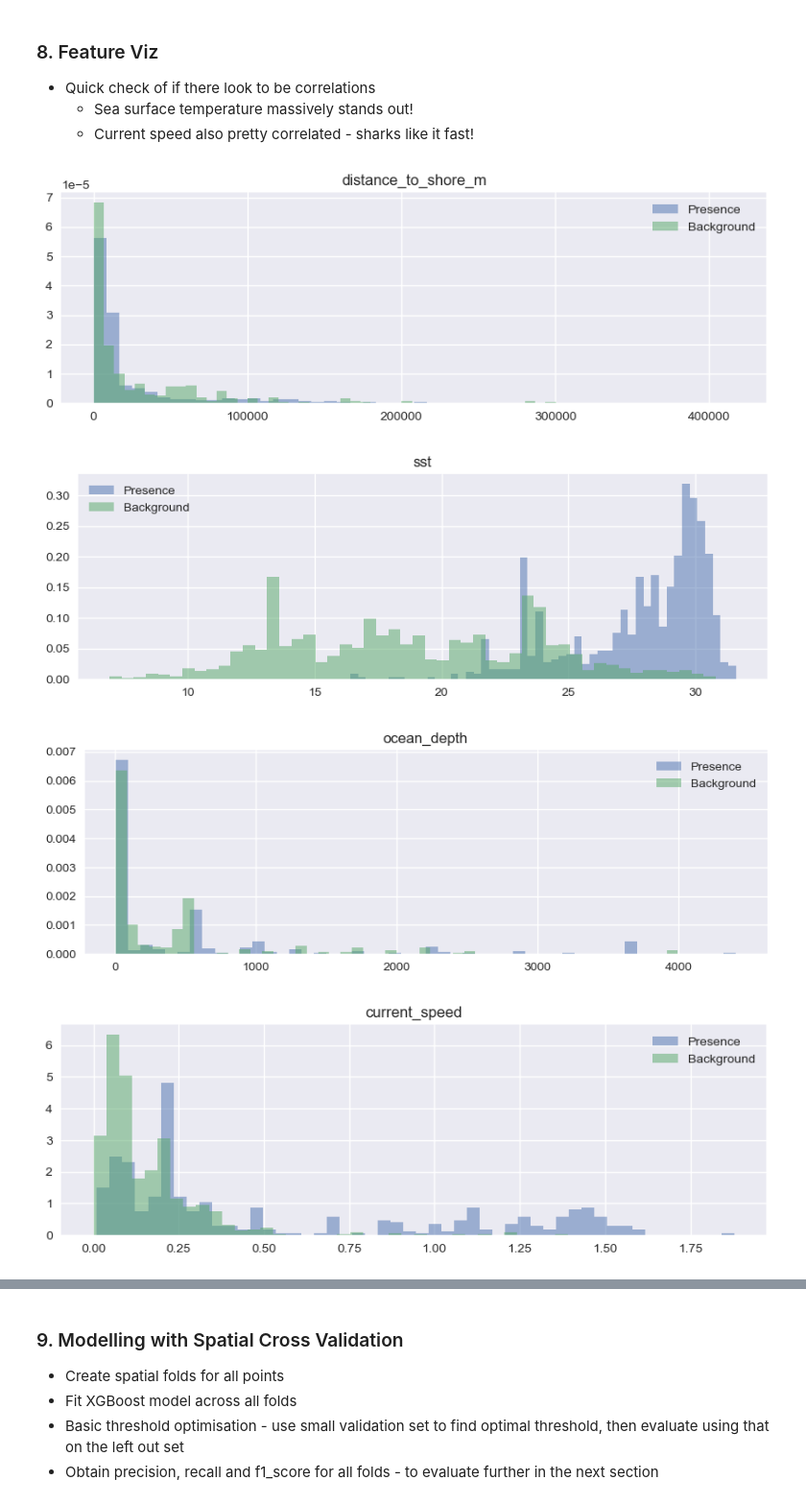
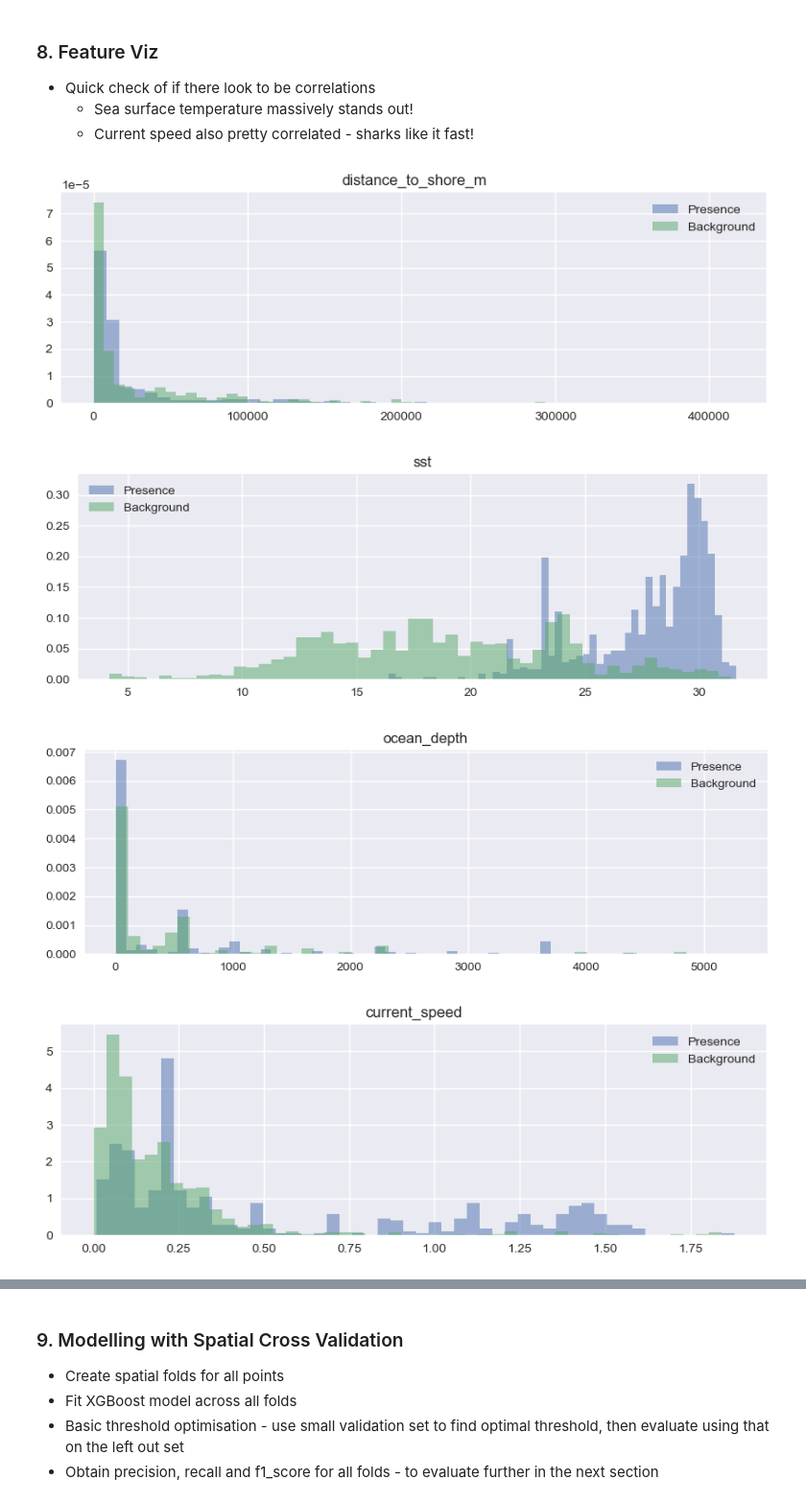
Before and after one commit to MaxAntson/sharks-from-space, a Jupyter notebook: model/notebooks/scalloped_hammerhead_model_pipeline.ipynb, the cells around one changed output, grey strips where cells are left out. Shown at 96% size. Drawn from its saved outputs; the diff is of its cells as text; code cells hidden in the pictures.

Commit message:
more variables, brought in all data possible

```diff
--- a/model/notebooks/scalloped_hammerhead_model_pipeline.ipynb
+++ b/model/notebooks/scalloped_hammerhead_model_pipeline.ipynb
@@ -624,0 +645,26 @@ len(presence_gdf_filtered), len(background_gdf_filtered)
+# %%
+presence_gdf_filtered = gpd.read_file("../data/processed/presence_data_final.geojson")
+background_gdf_filtered = gpd.read_file("../data/processed/background_data_final.geojson")
+# %%
+# Remove points that are mainly NaN - too unhelpful at this stage. Need higher resolution to get their info.
+presence_gdf_filtered = presence_gdf_filtered[
+    presence_gdf_filtered[[
+        "distance_to_shore_m",
+        "sst",
+        "ocean_depth",
+        "current_speed",
+        "stokes_drift_speed",
+        "stokes_drift_dir",
+    ]].notna().sum(axis=1) >= 3
+].reset_index(drop=True)
+background_gdf_filtered = background_gdf_filtered[
+    background_gdf_filtered[[
+        "distance_to_shore_m",
+        "sst",
+        "ocean_depth",
+        "current_speed",
+        "stokes_drift_speed",
+        "stokes_drift_dir",
+    ]].notna().sum(axis=1) >= 3
+].reset_index(drop=True)
+len(presence_gdf_filtered), len(background_gdf_filtered)
@@ -630,21 +678,23 @@ len(presence_gdf_filtered), len(background_gdf_filtered)
 # %%
 # Check out histograms of variables
 PREDICTOR_COLS = [
     "distance_to_shore_m",
     "sst",
     "ocean_depth",
-    "current_speed"
+    "current_speed",
+    "stokes_drift_speed",
+    "stokes_drift_dir",
 ]
 
 for predictor in PREDICTOR_COLS:
     plt.figure(figsize=(10, 3))
     plt.hist(presence_gdf_filtered[predictor], bins=50, alpha=0.5, label="Presence", density=True)
     plt.hist(background_gdf_filtered[predictor], bins=50, alpha=0.5, label="Background", density=True)
     plt.title(predictor)
     plt.legend()
     plt.show()
 # %% [output]
-[figure, old version]
+[figure, new version]
-[figure, old version]
+[figure, new version]
-[figure, old version]
+[figure, new version]
-[figure, old version]
+[figure, new version]
```
Also changed, not shown: parts of 29 cells of this notebook, 2 other files.
